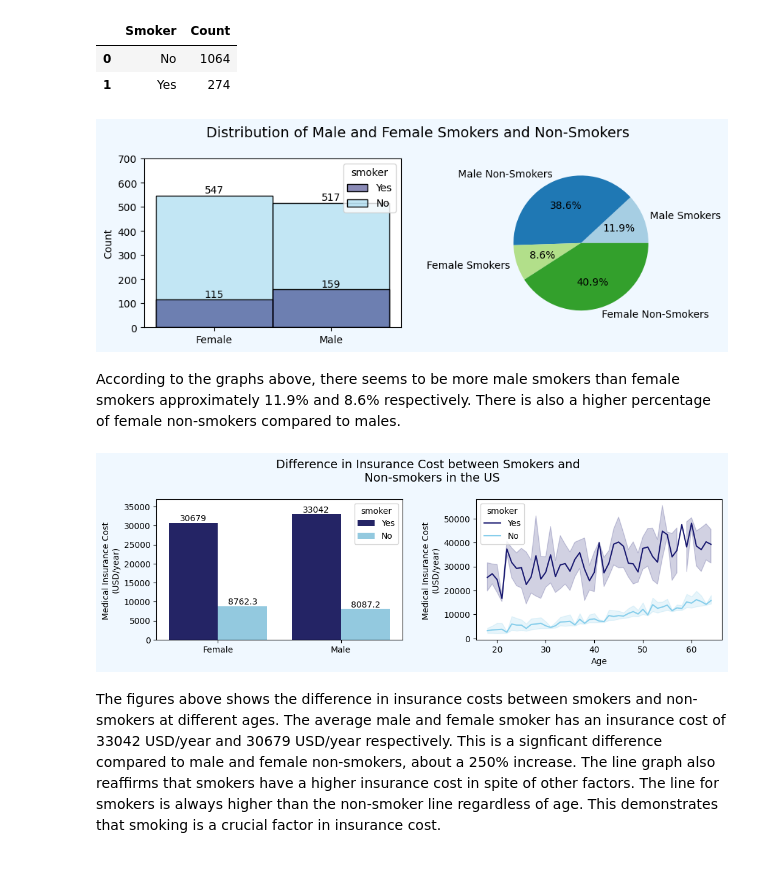
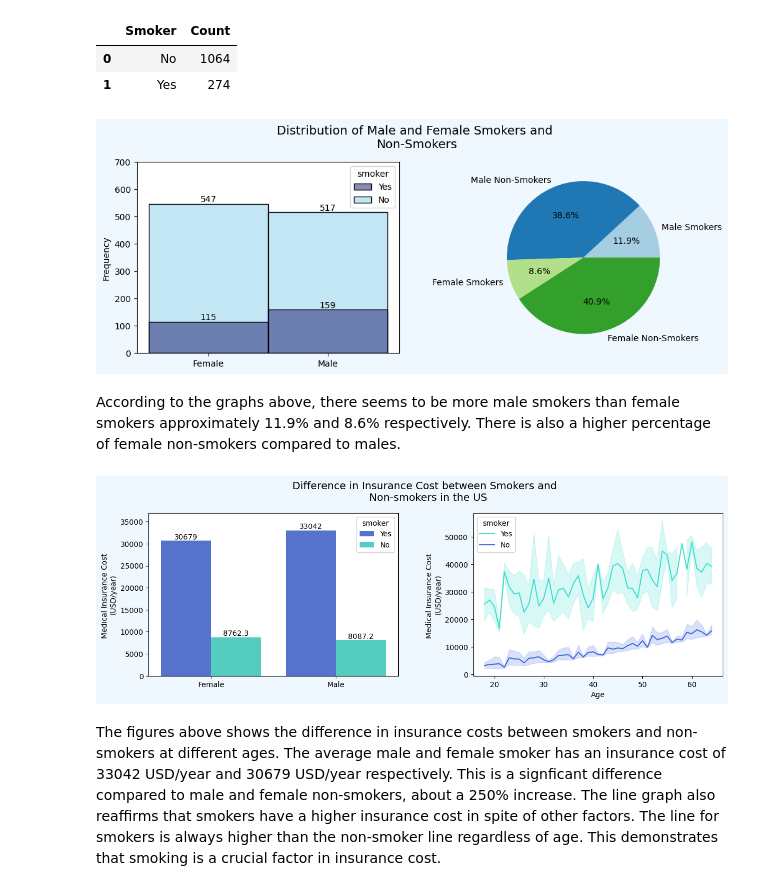
Before and after one commit to LouisThong15/Data-Analysis-Projects, a Jupyter notebook: Medical Insurance Analysis/Medical Insurance Cost Data Analysis.ipynb, the cells around one changed output. Drawn from its saved outputs; the diff is of its cells as text; code cells hidden in the pictures.

```diff
--- a/Medical Insurance Analysis/Medical Insurance Cost Data Analysis.ipynb
+++ b/Medical Insurance Analysis/Medical Insurance Cost Data Analysis.ipynb
@@ -377,49 +366,50 @@ smoker
 # %%
 # Plotting male and female smoker and non-smoker count
 gender_smoker_labels = ['Male Smokers', 'Male Non-Smokers', 'Female Smokers', 'Female Non-Smokers']
 gender_smoker_list = [0,0,0,0]
 
 for i in range(0, len(insurance)):
     if insurance.sex[i] == 'Male':
         if insurance.smoker[i] == 'Yes':
             gender_smoker_list[0] += 1
         else:
             gender_smoker_list[1] += 1
     if insurance.sex[i] == 'Female':
         if insurance.smoker[i] == 'Yes':
             gender_smoker_list[2] += 1
         else:
             gender_smoker_list[3] += 1
 
-fig = plt.figure(facecolor = 'aliceblue', figsize = (10, 3))
-fig.suptitle("Distribution of Male and Female Smokers and Non-Smokers", fontsize = 14, y = 1.03)
+fig = plt.figure(facecolor = 'aliceblue', figsize = (12, 4))
+fig.suptitle("Distribution of Male and Female Smokers and \nNon-Smokers", fontsize = 14, y = 1.03)
 plt.subplots_adjust(wspace=0.2,hspace=0.7)
 
 plt.subplot(1,2,1)
 smoker_count = sns.histplot(data = insurance, x = 'sex', hue = 'smoker', palette = ['midnightblue', 'skyblue'])
+plt.ylabel('Frequency')
 plt.ylim(0, 700)
 plt.xlabel('')
-smoker_count.bar_label(smoker_count.containers[0])
+smoker_count.bar_label(smoker_count.containers[0]),
 smoker_count.bar_label(smoker_count.containers[1])
 
 smoker_pie_color = sns.color_palette("Paired")
 plt.subplot(1,2,2)
-plt.pie(x = gender_smoker_list, labels = gender_smoker_labels, autopct= '%1.1f%%', colors = smoker_pie_color)
+plt.pie(x = gender_smoker_list, labels = gender_smoker_labels, autopct= '%1.1f%%', colors = sns.color_palette("Paired"))
 
 plt.show()
 # %% [output]
-[figure, old version]
+[figure, new version]
 # %% [markdown]
 According to the graphs above, there seems to be more male smokers than female smokers approximately 11.9% and 8.6% respectively. There is also a higher percentage of female non-smokers compared to males.
 # %%
 # Plotting average insurance cost and line graph for smokers and non-smokers
-fig = plt.figure(facecolor = 'aliceblue', figsize = (12, 3))
-fig.suptitle("Difference in Insurance Cost between Smokers and \n Non-smokers in the US", fontsize = 14, y = 1.1)
+fig = plt.figure(facecolor = 'aliceblue', figsize = (14, 4))
+fig.suptitle("Difference in Insurance Cost between Smokers and \n Non-smokers in the US", fontsize = 14, y = 1.03)
 plt.subplots_adjust(wspace=0.3,hspace=0.7)
 
 plt.subplot(1,2,1)
 smoker_insurance = sns.barplot(data = insurance, x = 'sex', y = 'charges', ci = None, hue = 'smoker',
-                               palette = ['midnightblue', 'skyblue'])
+                               palette = ['royalblue', 'turquoise'])
 plt.xlabel('')
 plt.ylabel('Medical Insurance Cost \n(USD/year)')
 plt.ylim(0, 37000)
@@ -427,12 +417,12 @@ smoker_insurance.bar_label(smoker_insurance.containers[0])
 smoker_insurance.bar_label(smoker_insurance.containers[1])
 
 plt.subplot(1,2,2)
-sns.lineplot(data = insurance, x = 'age', y = 'charges', hue = 'smoker', palette = ['midnightblue', 'skyblue'])
+sns.lineplot(data = insurance, x = 'age', y = 'charges', hue = 'smoker', palette = ['turquoise', 'royalblue'])
 plt.xlabel('Age')
 plt.ylabel('Medical Insurance Cost \n(USD/year)')
 plt.show()
 # %% [output]
-[figure, old version]
+[figure, new version]
 # %% [markdown]
 The figures above shows the difference in insurance costs between smokers and non-smokers at different ages. The average male and female smoker has an insurance cost of 33042 USD/year and 30679 USD/year respectively. This is a signficant difference compared to male and female non-smokers, about a 250% increase. The line graph also reaffirms that smokers have a higher insurance cost in spite of other factors. The line for smokers is always higher than the non-smoker line regardless of age. This demonstrates that smoking is a crucial factor in insurance cost.
 # %% [markdown]
```
Also changed, not shown: parts of 11 cells of this notebook.
